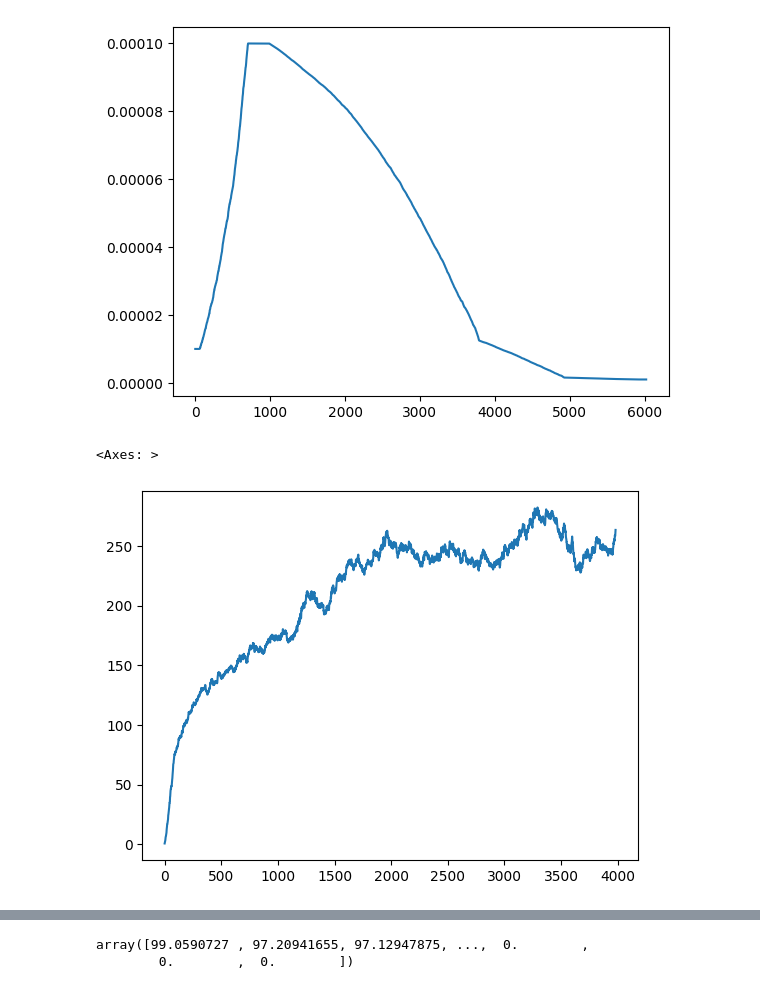
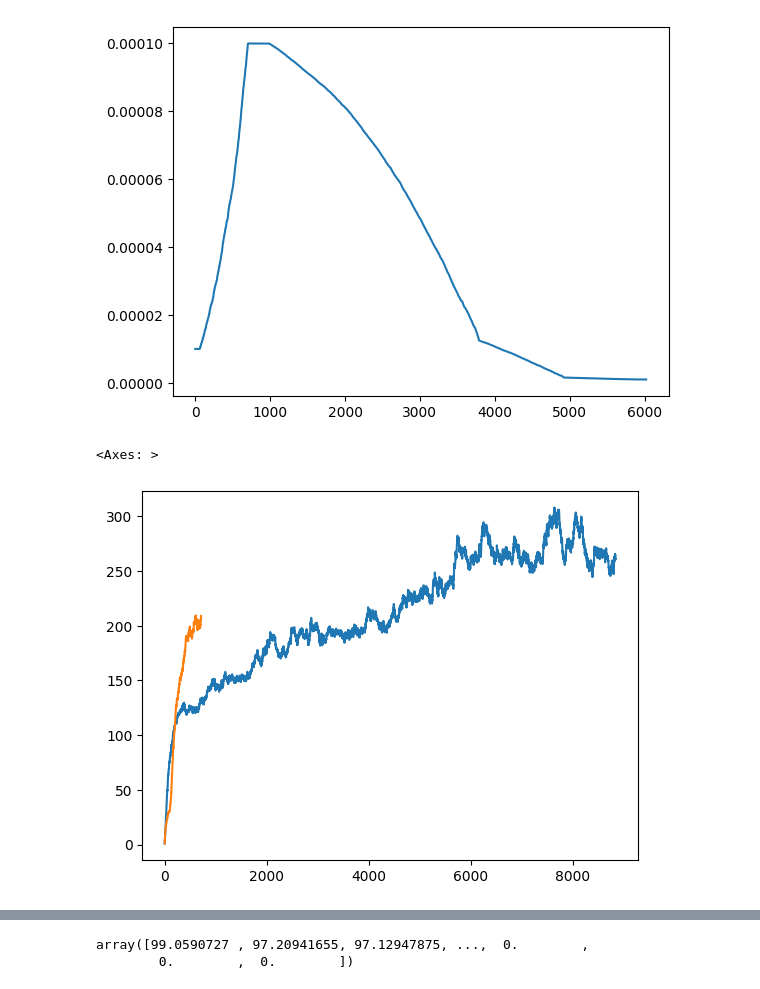
Before and after one commit to Lvlad0022/Diplomski, a Jupyter notebook: snake_biljeznica.ipynb, the cells around one changed output, grey strips where cells are left out. Cells and saved outputs as stored; diff of their text form; code cells hidden in the pictures.

```diff
--- a/snake_biljeznica.ipynb
+++ b/snake_biljeznica.ipynb
@@ -5,3 +5,6 @@ import matplotlib.pyplot as plt
 import scipy
 # %%
 df1 = pd.read_csv(r"C:\Users\lovro\Desktop\snake\simple_snake_game_models\zsave_simple_snake3_log_n3_nondueling_memory0_scheduler1_gamma0.85_2025-11-23_09-48-18.csv")
+df2 = pd.read_csv(r"C:\Users\lovro\Desktop\snake\simple_snake_game_models\zsave_simple_snake3_log_n3_dueling_memory1_scheduler1_gamma0.85_2025-11-26_00-06-51.csv")
+df3 = pd.read_csv(r"C:\Users\lovro\Desktop\snake\simple_snake_game_models\zsave_simple_snake3_log_n3_dueling_memory1_scheduler1_gamma0.85_2025-11-26_18-14-24.csv")
+df4 = pd.read_csv(r"C:\Users\lovro\Desktop\snake\simple_snake_game_models\zsave_simple_snake3_log_n3_dueling_memory1_scheduler1_gamma0.85_2025-11-26_19-14-53.csv")
@@ -28,7 +24,9 @@ df3["learning_rate"].plot()
 [figure]
 # %%
 
-(df1["avg_count"]).plot()
+#(df1["avg_count"]).plot()
+(df2["avg_count"]).plot()
+(df4["avg_count"]).plot()
 # %% [output]
 <Axes: >
-[figure, old version]
+[figure, new version]
```
Also changed, not shown: parts of 4 cells of this notebook, 28 other files.
